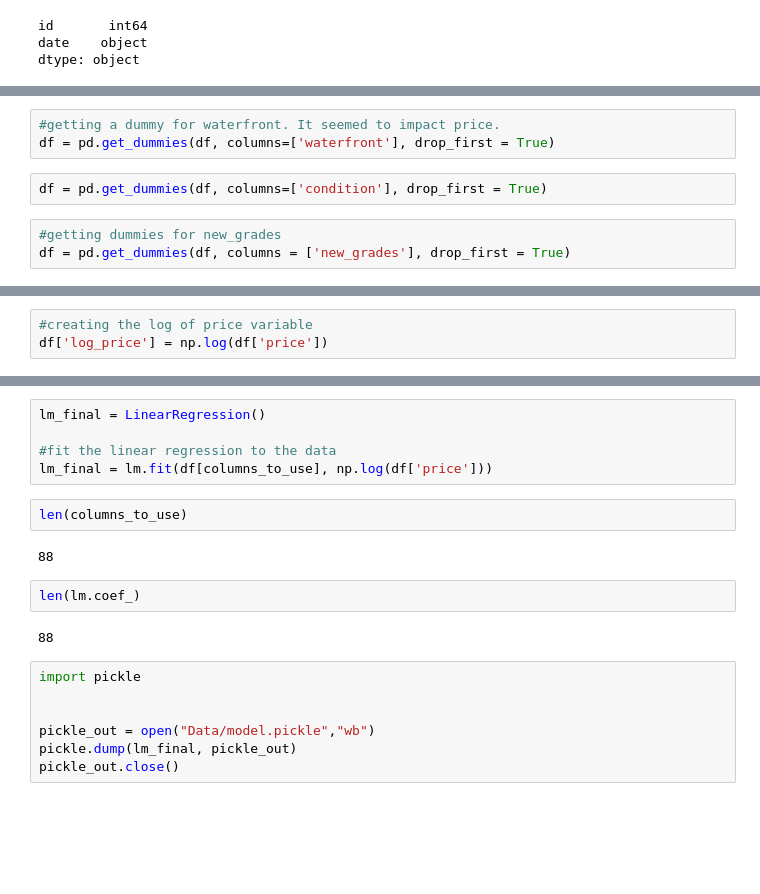
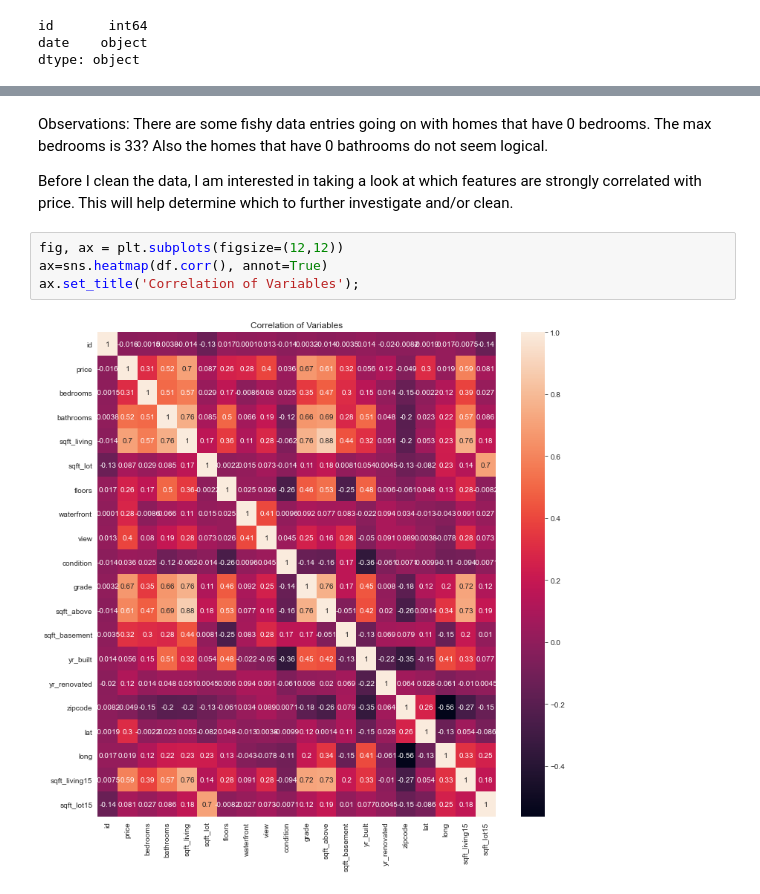
Before and after one commit to zachagreenberg/King_County_Homes, a Jupyter notebook: Final_Notebook.ipynb, the cells around one changed output, grey strips where cells are left out. Saved outputs shown, nothing was run; the diff lists cells and outputs as text; blank space fills up the shorter version.

```diff
--- a/Final_Notebook.ipynb
+++ b/Final_Notebook.ipynb
@@ -522,8 +100,0 @@ df = pd.get_dummies(df, columns=['zipcode'], drop_first = True)
-# %%
-#getting a dummy for waterfront. It seemed to impact price.
-df = pd.get_dummies(df, columns=['waterfront'], drop_first = True)
-# %%
-df = pd.get_dummies(df, columns=['condition'], drop_first = True)
-# %%
-#getting dummies for new_grades
-df = pd.get_dummies(df, columns = ['new_grades'], drop_first = True)
@@ -655,3 +100,0 @@ There is a large right tail with the residuals, as seen above, so I will try som
-# %%
-#creating the log of price variable
-df['log_price'] = np.log(df['price'])
@@ -862,20 +101,10 @@ First I made the decision to log target in the model because it created a more l
-# %%
-lm_final = LinearRegression()
-
-#fit the linear regression to the data
-lm_final = lm.fit(df[columns_to_use], np.log(df['price']))
-# %%
-len(columns_to_use)
-# %% [output]
-88
-# %%
-len(lm.coef_)
-# %% [output]
-88
-# %%
-import pickle
-
-
-pickle_out = open("Data/model.pickle","wb")
-pickle.dump(lm_final, pickle_out)
-pickle_out.close()
+# %% [markdown]
+Observations: There are some fishy data entries going on with homes that have 0 bedrooms. The max bedrooms is 33? Also the homes that have 0 bathrooms do not seem logical.
+
+Before I clean the data, I am interested in taking a look at which features are strongly correlated with price. This will help determine which to further investigate and/or clean.
+# %%
+fig, ax = plt.subplots(figsize=(12,12))
+ax=sns.heatmap(df.corr(), annot=True)
+ax.set_title('Correlation of Variables');
+# %% [output]
+[figure, added]
```
Also changed, not shown: parts of 308 cells of this notebook, 1 other file.
